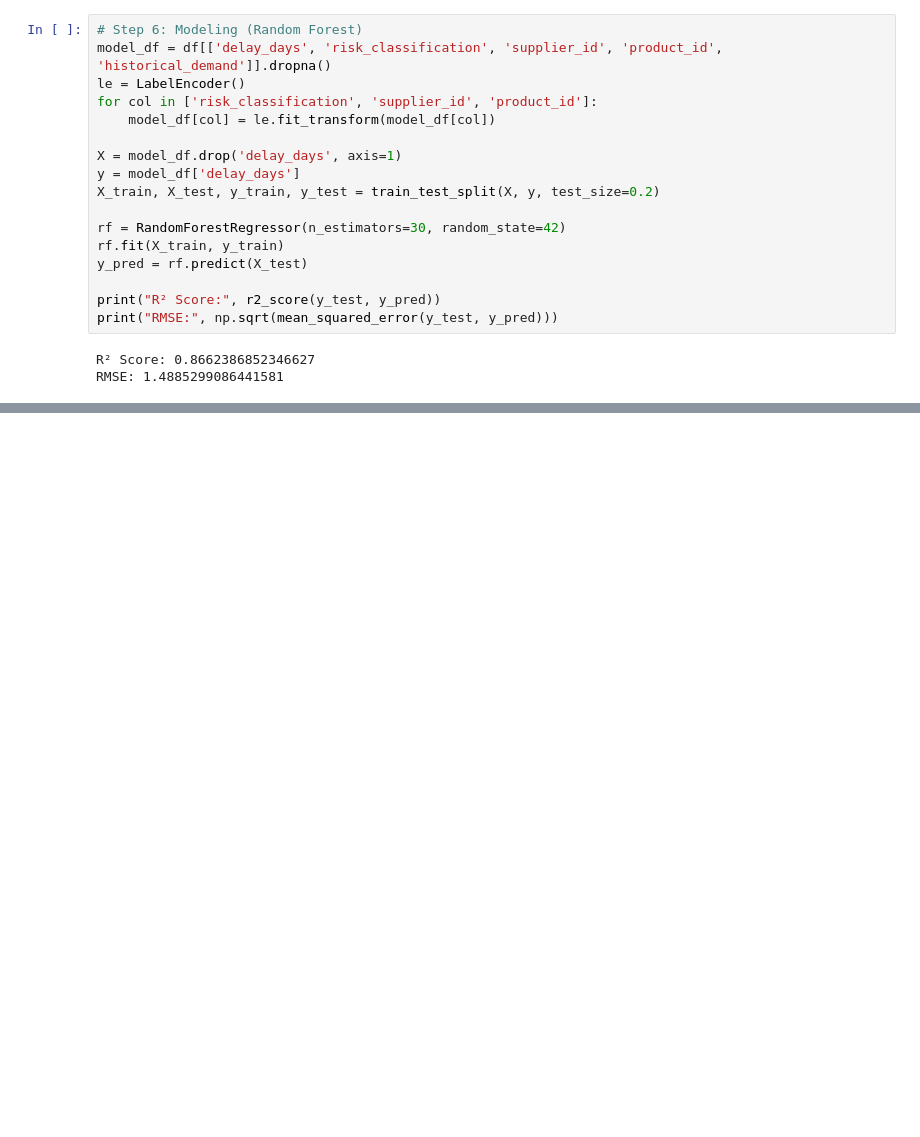
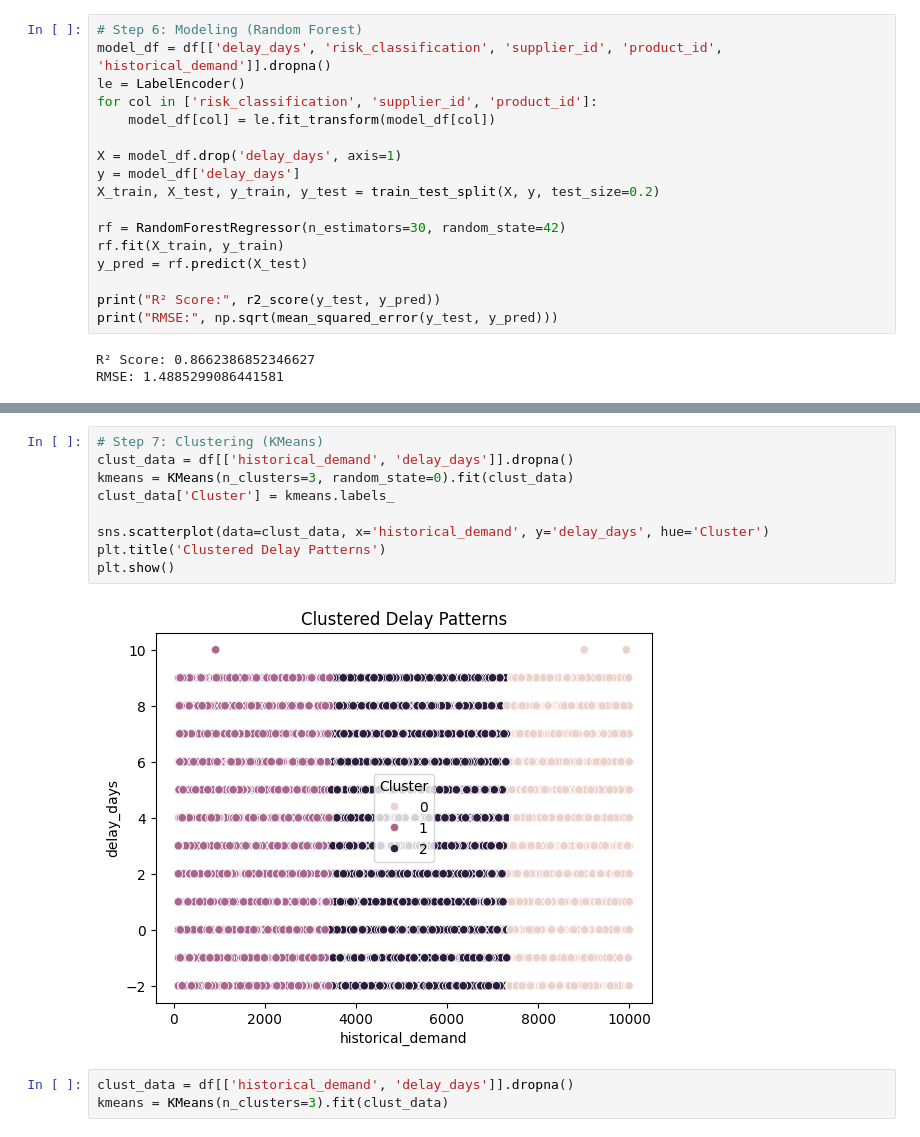
Before and after one commit to Deepthir13/Supply-Chain-Delay-Analysis, a Jupyter notebook: Supply.ipynb, the cells around one changed output, grey strips where cells are left out. Cells and saved outputs as stored; diff of their text form; blank space fills up the shorter version.

```diff
--- a/Supply.ipynb
+++ b/Supply.ipynb
@@ -52,0 +62,14 @@ RMSE: 1.4885299086441581
+# %%
+# Step 7: Clustering (KMeans)
+clust_data = df[['historical_demand', 'delay_days']].dropna()
+kmeans = KMeans(n_clusters=3, random_state=0).fit(clust_data)
+clust_data['Cluster'] = kmeans.labels_
+
+sns.scatterplot(data=clust_data, x='historical_demand', y='delay_days', hue='Cluster')
+plt.title('Clustered Delay Patterns')
+plt.show()
+# %% [output]
+[figure, added]
+# %%
+clust_data = df[['historical_demand', 'delay_days']].dropna()
+kmeans = KMeans(n_clusters=3).fit(clust_data)
```
Also changed, not shown: parts of 3 cells of this notebook.
